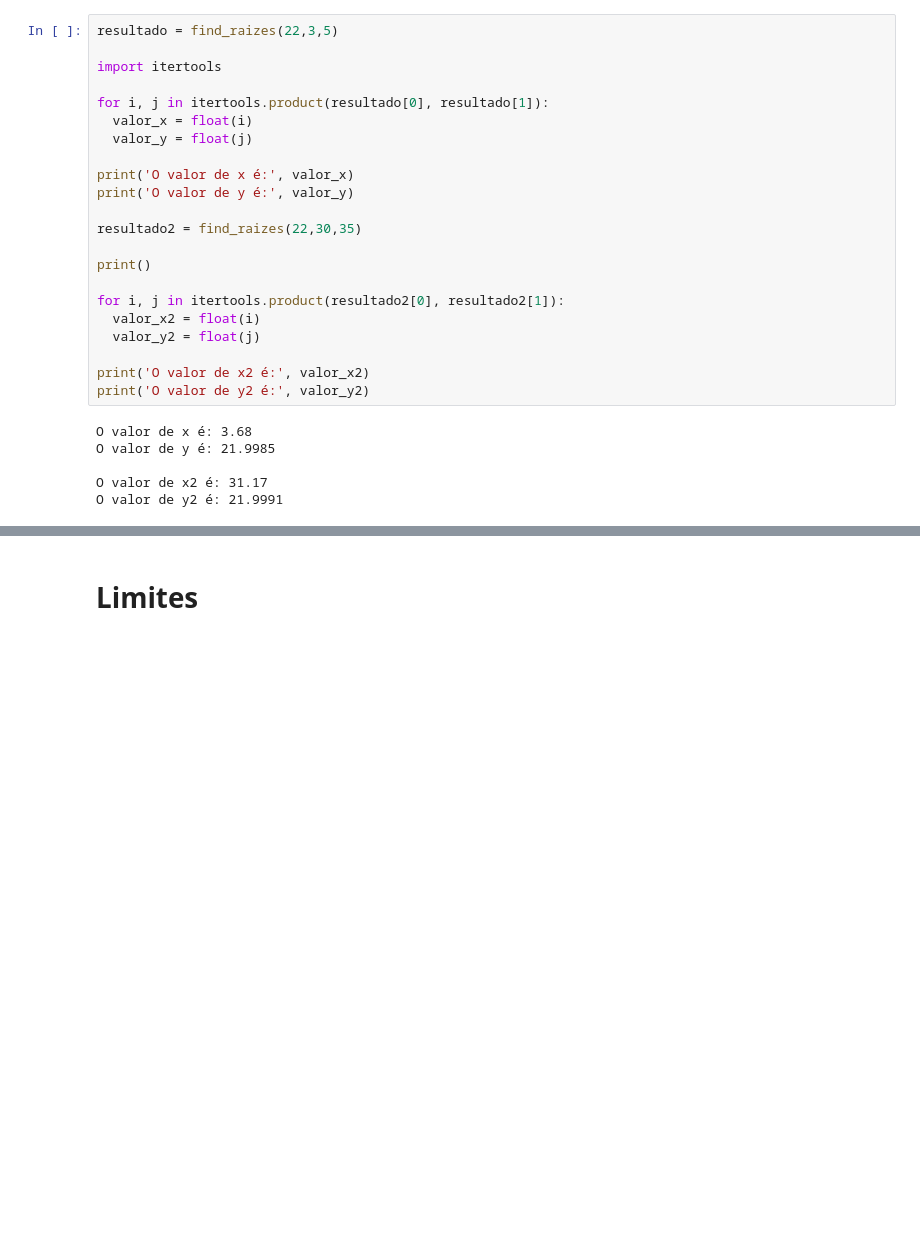
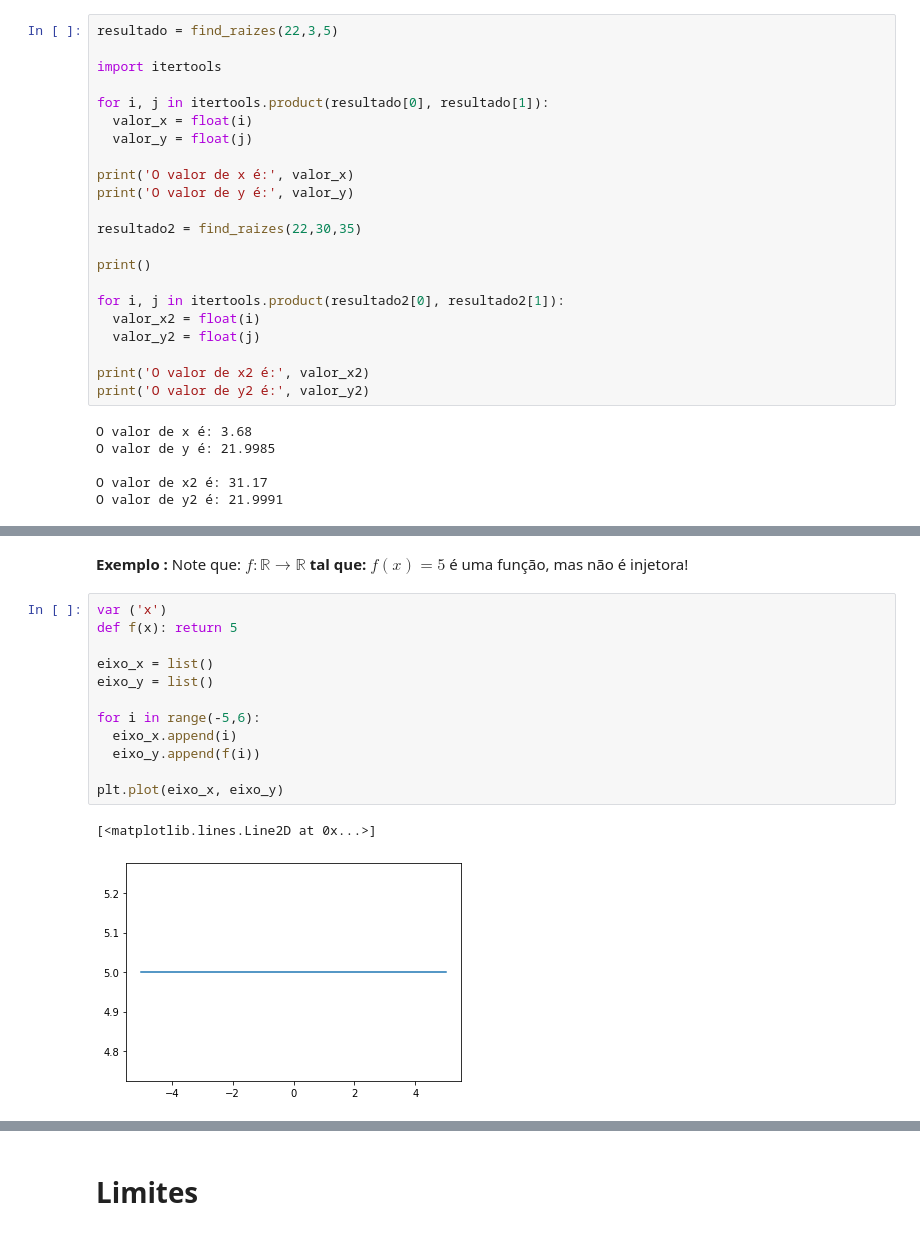
Before and after one commit to gabrielvieiraf/ProjetosPython, a Jupyter notebook: GoogleColab/Calculo/Matematica01.ipynb, the cells around one changed output, grey strips where cells are left out. Saved outputs shown, nothing was run; the diff lists cells and outputs as text; blank space fills up the shorter version.

```diff
--- a/GoogleColab/Calculo/Matematica01.ipynb
+++ b/GoogleColab/Calculo/Matematica01.ipynb
@@ -252,0 +346,17 @@ Logo, para tamanhos menores que: 3.68cm e maiores que 31.17cm, o custo de R$22,0
+# %% [markdown]
+**Exemplo :** Note que: $ f: \mathbb{R} \rightarrow \mathbb{R}  $ **tal que:** $ f(x) = 5 $ é uma função, mas não é injetora!
+# %%
+var ('x')
+def f(x): return 5
+
+eixo_x = list()
+eixo_y = list()
+
+for i in range(-5,6):
+  eixo_x.append(i)
+  eixo_y.append(f(i))
+
+plt.plot(eixo_x, eixo_y)
+# %% [output]
+[<matplotlib.lines.Line2D at 0x...>]
+[figure, added]
```
Also changed, not shown: parts of 36 cells of this notebook.
